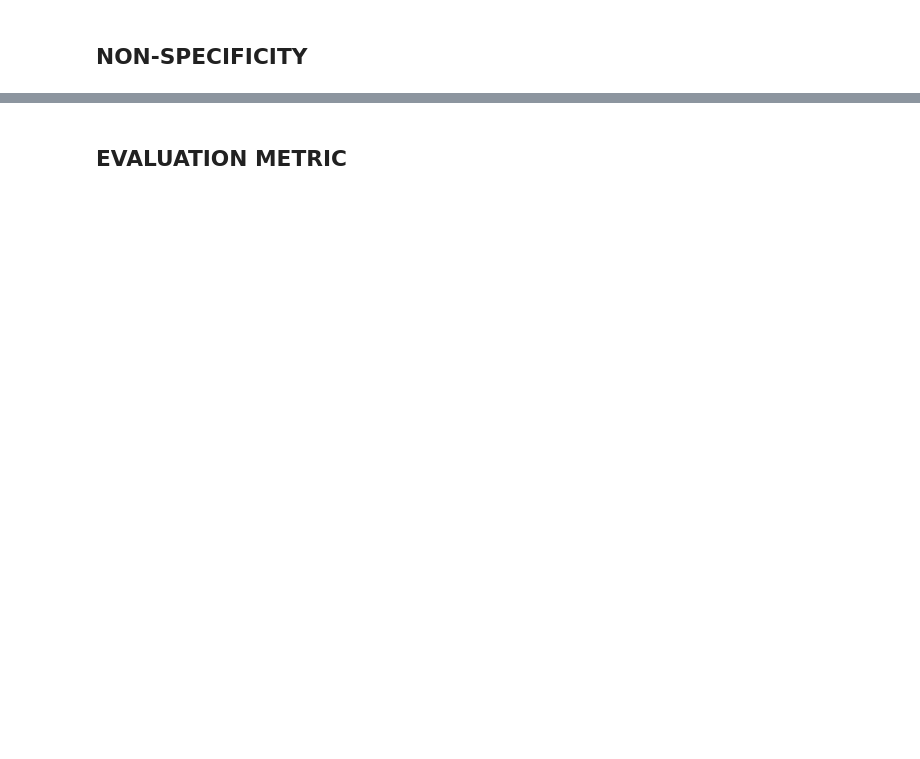
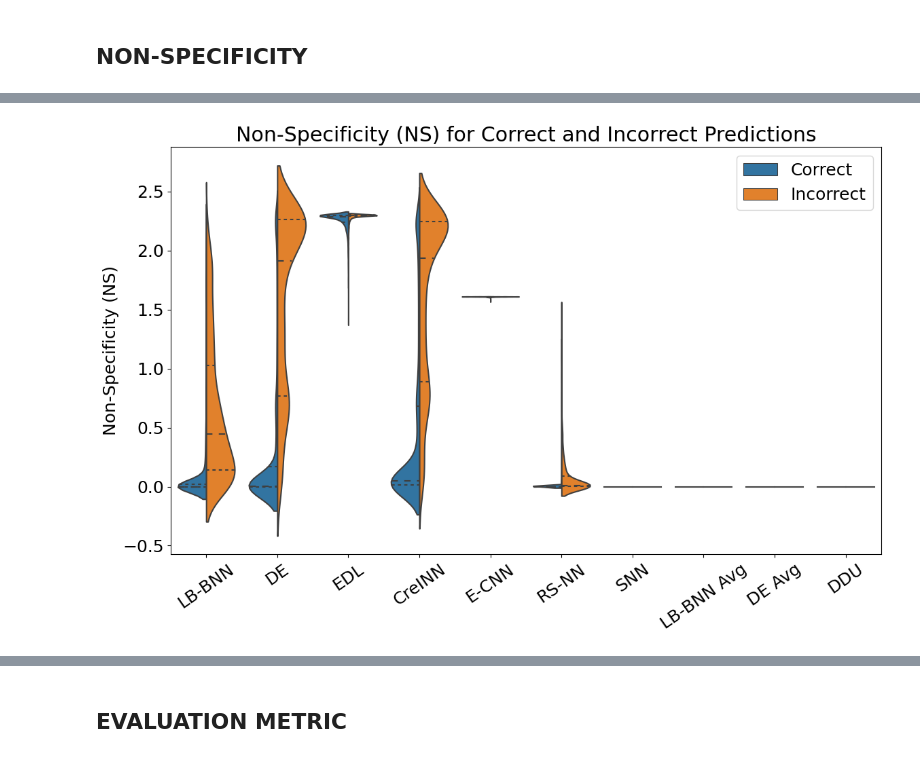
Before and after one commit to shireenkmanch/Evaluation-Epistemic-Preds, a Jupyter notebook: eval_epistemic_preds.ipynb, the cells around one changed output, grey strips where cells are left out. Saved outputs shown, nothing was run; the diff lists cells and outputs as text; code cells hidden in the pictures; blank space fills up the shorter version.

```diff
--- a/eval_epistemic_preds.ipynb
+++ b/eval_epistemic_preds.ipynb
@@ -633,8 +770,9 @@ plt.show()
 masses = {
     "LB-BNN": mass_lbbnn_100,
     "DE": mass_de_15,
+    "EDL": mass_edl_100,
     "CreINN": mass_creinn,
-    "RS-CNN": mass_rscnn
+    "RS-NN": mass_rsnn
 }
 
 def non_specific(models_preds_mass, new_classes):
@@ -730,17 +829,0 @@ plt.show()
-# %%
-# Plot KL+NS
-df_kl["combined"] = df_kl["KL Divergence"] + df_spec["Non-Specificity"] #\lambda = 1
-
-# Plot the violin plot
-plt.figure(figsize=(12, 8))
-plt.rcParams.update({'font.size': 16})
-fig, ax = plt.subplots(figsize=(12, 8))
-sns.violinplot(x='Model', y='combined', hue='Type', data=df_kl.set_index("Model").loc[["CNN", "LB-BNN", "LB-BNN Avg", "DE", "DE Avg", "CreINN", "E-CNN", "RS-CNN"]].reset_index(drop=False), split=True, dropna=True, gap=.1, inner="quart", hue_order=['Correct', False], density_norm="width")
-sns.violinplot(x='Model', y='combined', hue='Type', data=df_kl.set_index("Model").loc[["CNN", "LB-BNN", "LB-BNN Avg", "DE", "DE Avg", "CreINN", "E-CNN", "RS-CNN"]].reset_index(drop=False), split=True, dropna=True, gap=.1, inner="quart", hue_order=[False, 'Incorrect'], density_norm="width")
-plt.title('Evaluation Metric (\u2130) for Correct and Incorrect Predictions')
-ax.legend(ax.legend_.__dict__["legend_handles"][:2] ,['Correct', 'Incorrect'])
-plt.xlabel('Model')
-plt.ylabel('Evaluation Metric (\u2130)')
-plt.xticks(rotation=0)
-plt.tight_layout()
-plt.show()
@@ -803,0 +830,47 @@ for model_name in model_credal_widths:
+# %%
+# Function to prepare Non-Specificity DataFrame
+def prepare_non_specificity_df(non_specificity):
+    non_spec_values = []
+    model_names = []
+
+    for model_name, values in non_specificity.items():
+        non_spec_values.extend(values)
+        model_names.extend([model_name] * len(values))
+
+    correct_ns, model_names_correct = collect_divergences(models, non_specificity, non_specificity_point_preds, correct_indices, correct_indices_avg)
+    incorrect_ns, model_names_incorrect = collect_divergences(models, non_specificity, non_specificity_point_preds, incorrect_indices, incorrect_indices_avg)
+
+    # Create DataFrames for KL Divergence
+    df_spec = pd.DataFrame({
+        'Model': model_names_correct + model_names_incorrect,
+        'Non-Specificity': correct_ns + incorrect_ns,
+        'Type': ['Correct'] * len(correct_ns) + ['Incorrect'] * len(incorrect_ns)
+    }).dropna()
+
+    return df_spec
+
+plt.rcParams.update({'font.size': 18})
+
+def plot_non_specificity_metrics(models, non_specificity):
+    # Prepare the DataFrame for non-specificity
+    df_non_spec = prepare_non_specificity_df(non_specificity)
+
+    # Create and plot Non-Specificity for Correct Predictions
+    fig, ax = plt.subplots(figsize=(12, 8))
+    plot_violin(ax, df_non_spec, 'Non-Specificity')
+    plt.title('Non-Specificity (NS) for Correct and Incorrect Predictions')
+    ax.set_xlabel('')
+    plt.ylabel('Non-Specificity (NS)')
+    ax.legend(ax.legend_.__dict__["legend_handles"][:2] ,['Correct', 'Incorrect'])
+    plt.xticks(rotation=35)
+    plt.tight_layout()
+    plt.show()
+
+    return df_non_spec
+
+# Call the function to plot non-specificity metrics
+df_spec = plot_non_specificity_metrics(models, non_specificity)
+
+## ESNN has similar non-spec for both correct and incorrect preds. very low variance in its non-spec, because the model always behaves imprecisely, while not giving much information.
+# %% [output]
+[figure, added]
```
Also changed, not shown: parts of 60 cells of this notebook, 4 other files.
